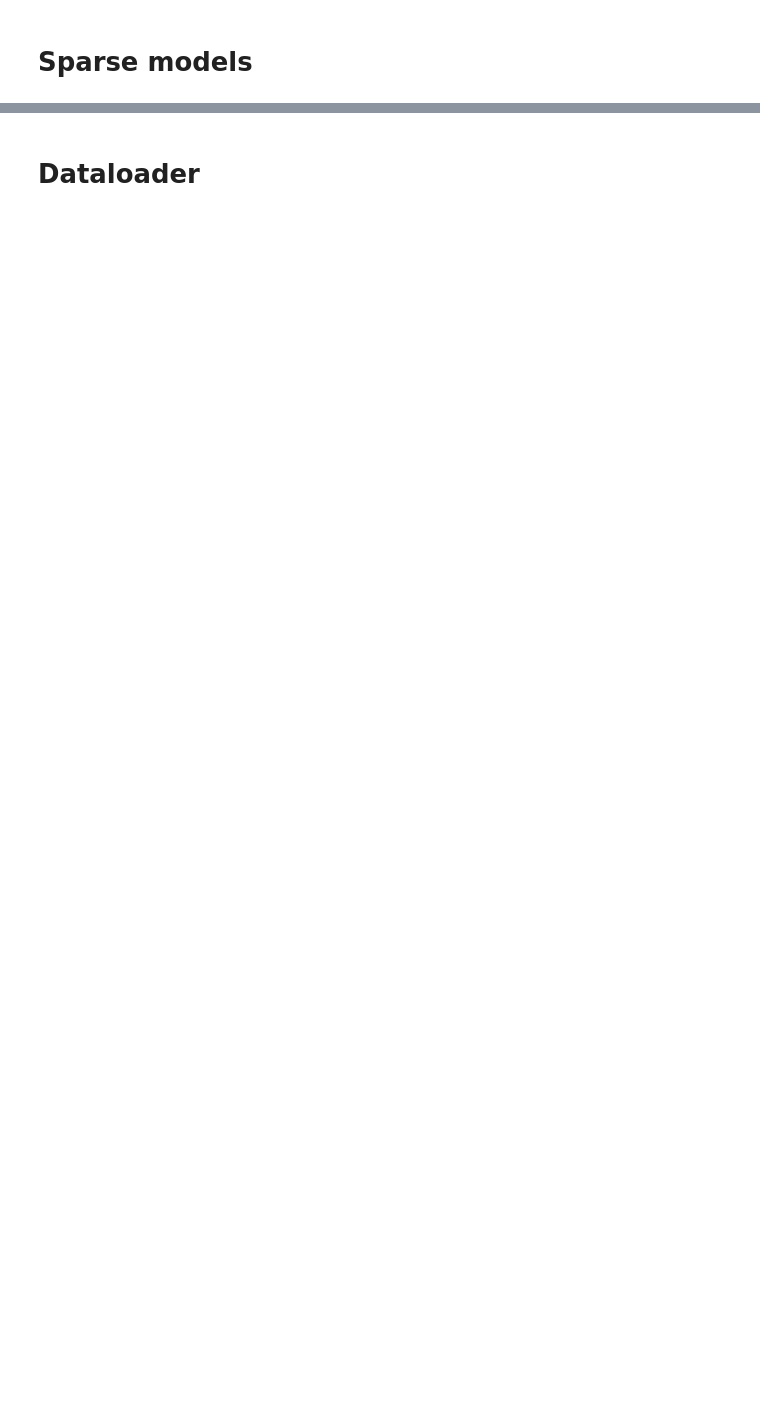
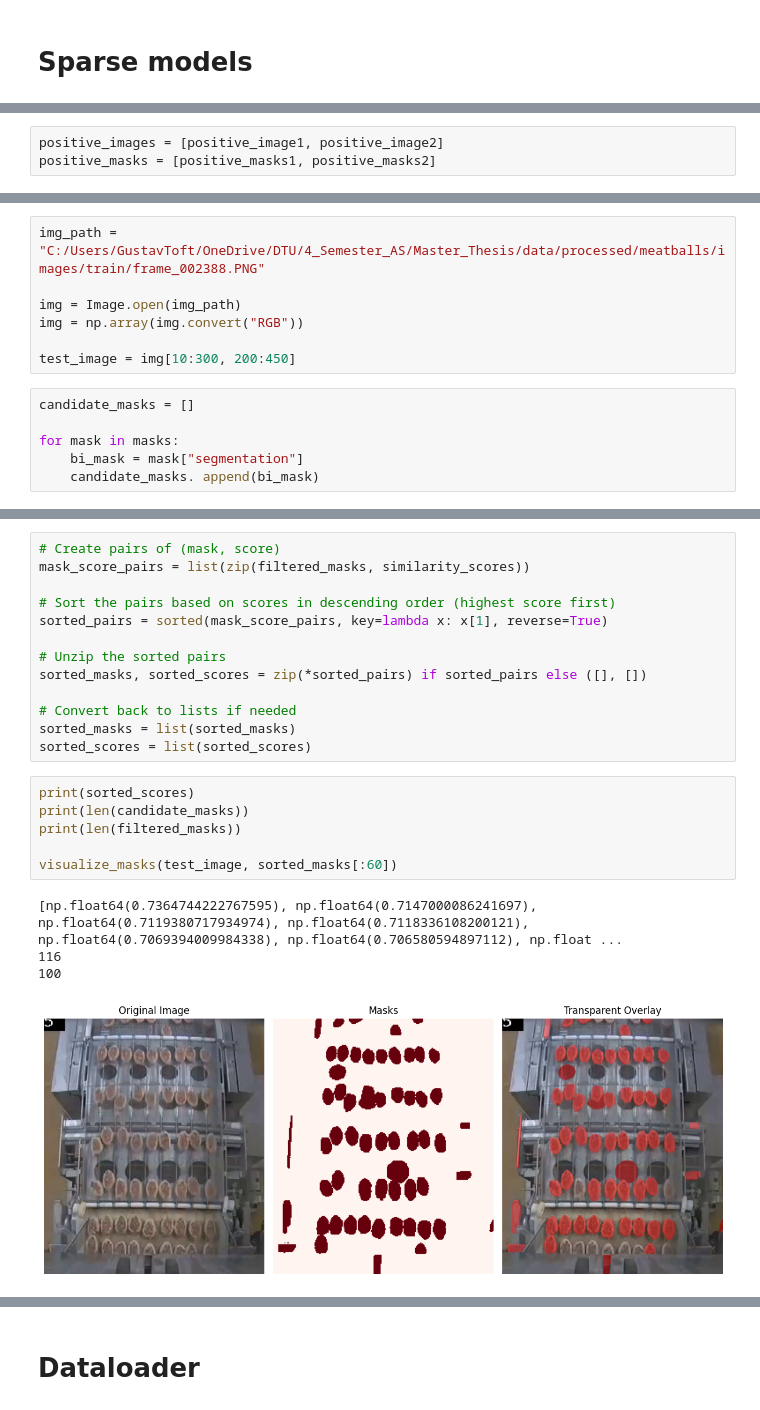
Before and after one commit to FactbirdHQ/auto-annotation-sam, a Jupyter notebook: notebooks/sam_proto.ipynb, the cells around one changed output, grey strips where cells are left out. Saved outputs shown, nothing was run; the diff lists cells and outputs as text; blank space fills up the shorter version.

```diff
--- a/notebooks/sam_proto.ipynb
+++ b/notebooks/sam_proto.ipynb
@@ -213,0 +435,3 @@ knn.cleanup()
+# %%
+positive_images = [positive_image1, positive_image2]
+positive_masks = [positive_masks1, positive_masks2]
@@ -213,0 +443,13 @@ knn.cleanup()
+# %%
+img_path = "C:/Users/GustavToft/OneDrive/DTU/4_Semester_AS/Master_Thesis/data/processed/meatballs/images/train/frame_002388.PNG"
+
+img = Image.open(img_path)
+img = np.array(img.convert("RGB"))
+
+test_image = img[10:300, 200:450]
+# %%
+candidate_masks = []
+
+for mask in masks:
+    bi_mask = mask["segmentation"]
+    candidate_masks. append(bi_mask)
@@ -213,0 +463,24 @@ knn.cleanup()
+# %%
+# Create pairs of (mask, score)
+mask_score_pairs = list(zip(filtered_masks, similarity_scores))
+
+# Sort the pairs based on scores in descending order (highest score first)
+sorted_pairs = sorted(mask_score_pairs, key=lambda x: x[1], reverse=True)
+
+# Unzip the sorted pairs
+sorted_masks, sorted_scores = zip(*sorted_pairs) if sorted_pairs else ([], [])
+
+# Convert back to lists if needed
+sorted_masks = list(sorted_masks)
+sorted_scores = list(sorted_scores)
+# %%
+print(sorted_scores)
+print(len(candidate_masks))
+print(len(filtered_masks))
+
+visualize_masks(test_image, sorted_masks[:60])
+# %% [output]
+[np.float64(0.7364744222767595), np.float64(0.7147000086241697), np.float64(0.7119380717934974), np.float64(0.7118336108200121), np.float64(0.7069394009984338), np.float64(0.706580594897112), np.float ...
+116
+100
+[figure, added]
```
Also changed, not shown: parts of 14 cells of this notebook, 1 other file.
